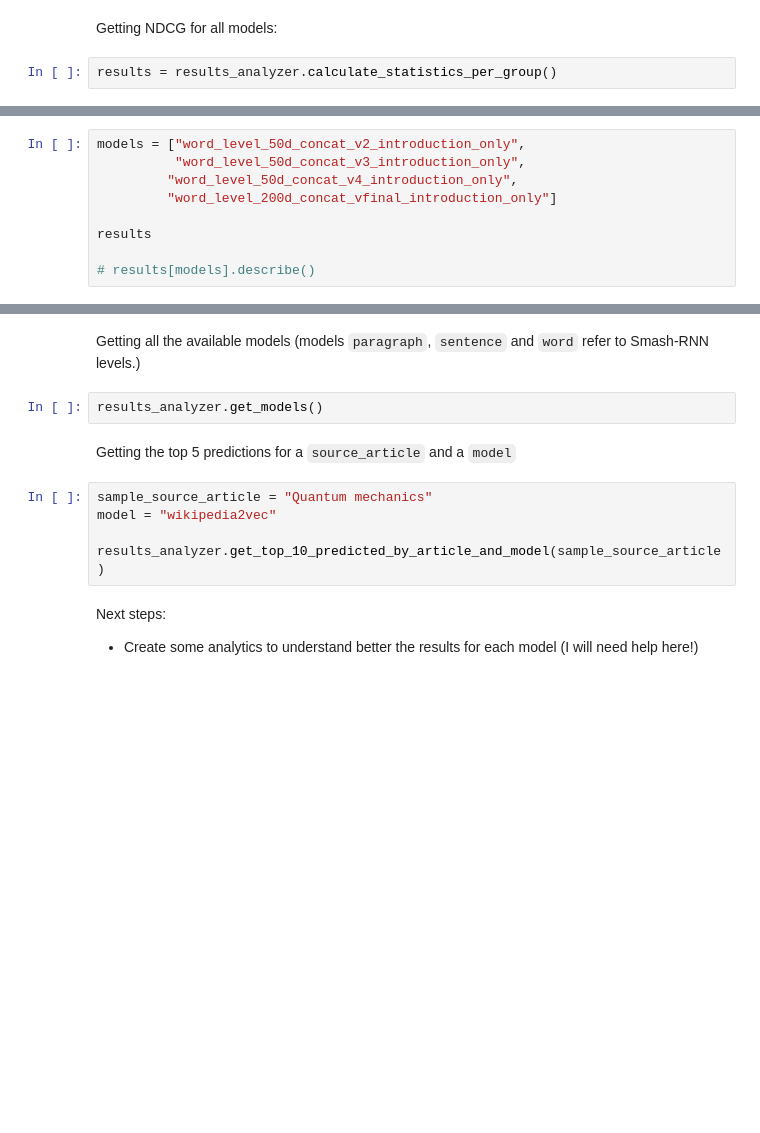
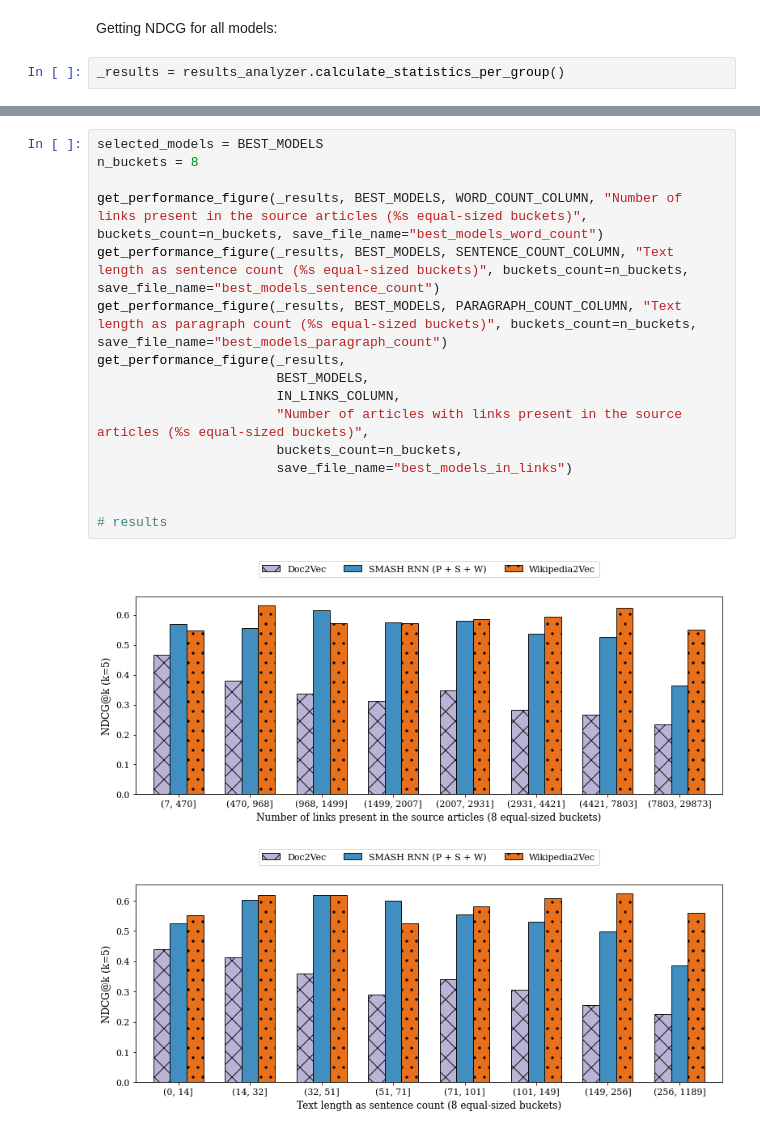
Before and after one commit to davipaula/master-thesis, a Jupyter notebook: Results analyzer.ipynb, the cells around one changed output, grey strips where cells are left out. Saved outputs shown, nothing was run; the diff lists cells and outputs as text; blank space fills up the shorter version.

Commit message:
Fixed embedding initialization. Improved results generation.

```diff
--- a/Results analyzer.ipynb
+++ b/Results analyzer.ipynb
@@ -15,5 +121,5 @@ results_analyzer = ResultsAnalyzer()
 # %% [markdown]
 Getting NDCG for all models:
 # %%
-results = results_analyzer.calculate_statistics_per_group()
+_results = results_analyzer.calculate_statistics_per_group()
 # %% [output]
@@ -24,9 +129,0 @@ results = results_analyzer.calculate_statistics_per_group()
-# %%
-models = ["word_level_50d_concat_v2_introduction_only",
-          "word_level_50d_concat_v3_introduction_only",
-         "word_level_50d_concat_v4_introduction_only",
-         "word_level_200d_concat_vfinal_introduction_only"]
-
-results
-
-# results[models].describe()
@@ -208,14 +252,19 @@ results_analyzer.get_sample_source_articles()
-# %% [markdown]
-Getting all the available models (models `paragraph`, `sentence` and `word` refer to Smash-RNN levels.)
-# %%
-results_analyzer.get_models()
-# %% [markdown]
-Getting the top 5 predictions for a `source_article` and a `model`
-# %%
-sample_source_article = "Quantum mechanics"
-model = "wikipedia2vec"
-
-results_analyzer.get_top_10_predicted_by_article_and_model(sample_source_article)
-# %% [markdown]
-Next steps:
-- Create some analytics to understand better the results for each model (I will need help here!)
+# %%
+selected_models = BEST_MODELS
+n_buckets = 8
+
+get_performance_figure(_results, BEST_MODELS, WORD_COUNT_COLUMN, "Number of links present in the source articles (%s equal-sized buckets)", buckets_count=n_buckets, save_file_name="best_models_word_count")
+get_performance_figure(_results, BEST_MODELS, SENTENCE_COUNT_COLUMN, "Text length as sentence count (%s equal-sized buckets)", buckets_count=n_buckets, save_file_name="best_models_sentence_count")
+get_performance_figure(_results, BEST_MODELS, PARAGRAPH_COUNT_COLUMN, "Text length as paragraph count (%s equal-sized buckets)", buckets_count=n_buckets, save_file_name="best_models_paragraph_count")
+get_performance_figure(_results,
+                       BEST_MODELS,
+                       IN_LINKS_COLUMN,
+                       "Number of articles with links present in the source articles (%s equal-sized buckets)",
+                       buckets_count=n_buckets,
+                       save_file_name="best_models_in_links")
+
+
+# results
+# %% [output]
+[figure, added]
+[figure, added]
```
Also changed, not shown: parts of 21 cells of this notebook, 4 other files.
